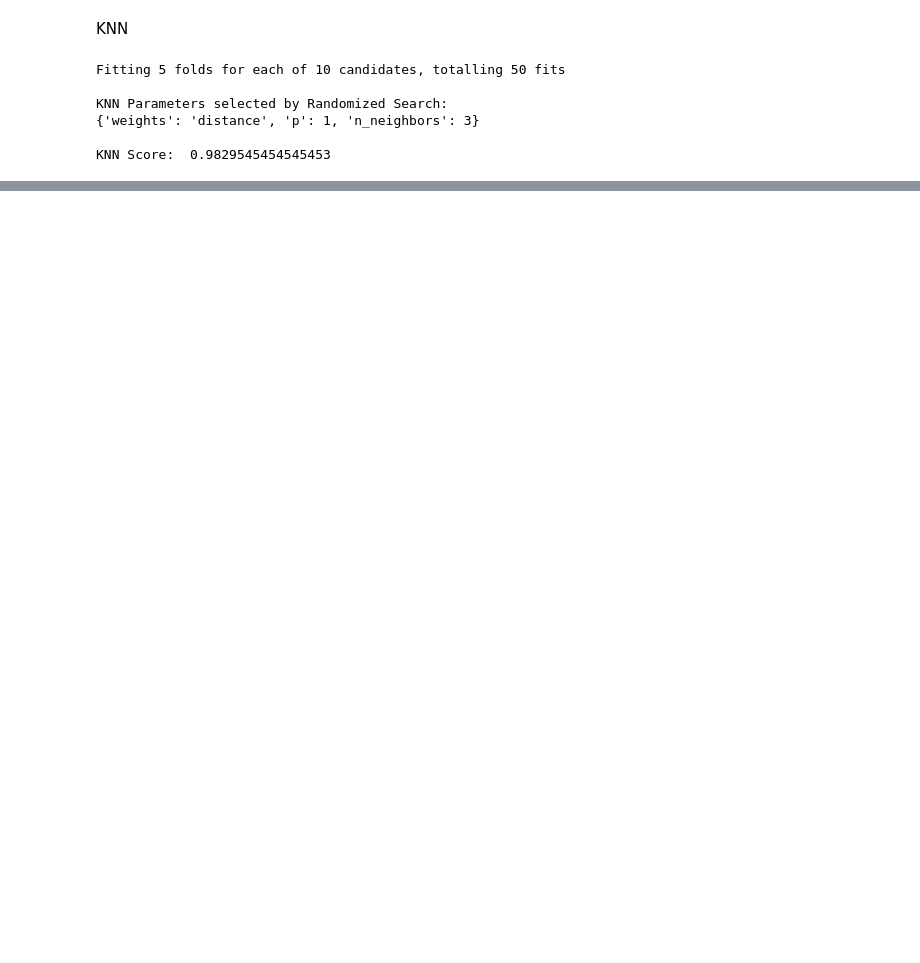
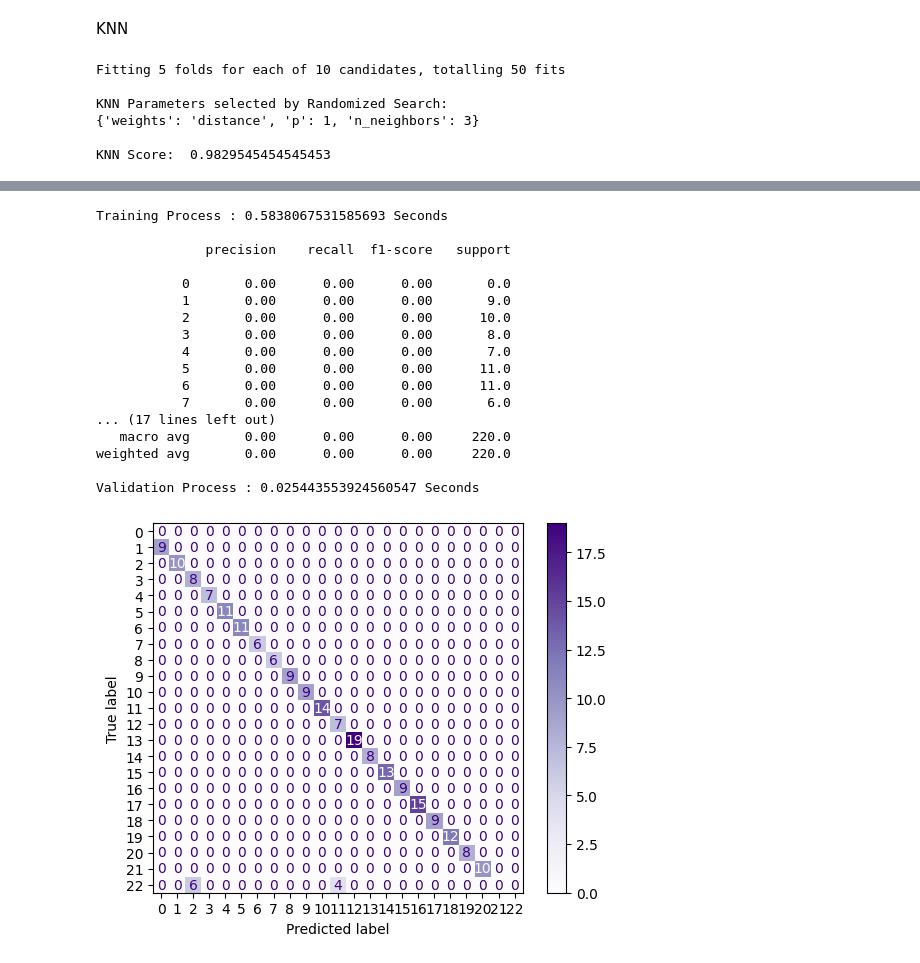
Before and after one commit to siyaboban/Crop-recommendation, a Jupyter notebook: Crop__recommendation_code_Final.ipynb, the cells around one changed output, grey strips where cells are left out. Cells and saved outputs as stored; diff of their text form; code cells hidden in the pictures; blank space fills up the shorter version.

```diff
--- a/Crop__recommendation_code_Final.ipynb
+++ b/Crop__recommendation_code_Final.ipynb
@@ -652,0 +718,46 @@ Testing Process : 0.01665019989013672 Seconds
+# %%
+# Training Process
+time1 = time.time()
+model = xgb.XGBClassifier(**xgb_random_search.best_params_)
+model.fit(Xtrain, Ytrain)
+time2 = time.time()
+print("Training Process :", time2-time1, "Seconds\n")
+
+# Validation process
+time1 = time.time()
+y_pred = model.predict(Xval)
+print(df_rep(Yval, y_pred))
+time2 = time.time()
+print("Validation Process :", time2-time1, "Seconds\n")
+
+# Get all unique predicted labels
+predicted_labels = np.unique(y_pred)
+
+# Get all unique actual labels (assuming crs_Yva contains all possible labels)
+actual_labels = np.unique(Yval)
+
+# Combine unique predicted and actual labels
+all_labels = np.unique(np.concatenate((predicted_labels, actual_labels)))
+
+df_confM = df_confusM(Yval, y_pred)
+df_disp(confusion_matrix = df_confM, display_labels = all_labels).plot(cmap = 'Purples') # Use all_labels here
+df_plt.show()
+# %% [output]
+Training Process : 0.5838067531585693 Seconds
+
+              precision    recall  f1-score   support
+
+           0       0.00      0.00      0.00       0.0
+           1       0.00      0.00      0.00       9.0
+           2       0.00      0.00      0.00      10.0
+           3       0.00      0.00      0.00       8.0
+           4       0.00      0.00      0.00       7.0
+           5       0.00      0.00      0.00      11.0
+           6       0.00      0.00      0.00      11.0
+           7       0.00      0.00      0.00       6.0
+... (17 lines left out)
+   macro avg       0.00      0.00      0.00     220.0
+weighted avg       0.00      0.00      0.00     220.0
+
+Validation Process : 0.025443553924560547 Seconds
+[figure, added]
```
Also changed, not shown: parts of 29 cells of this notebook.
